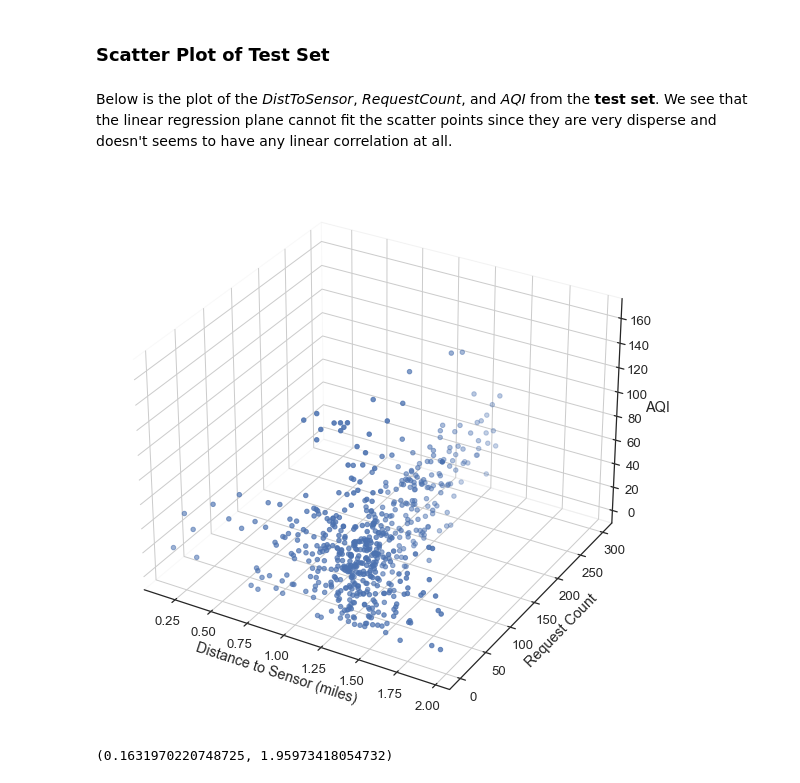
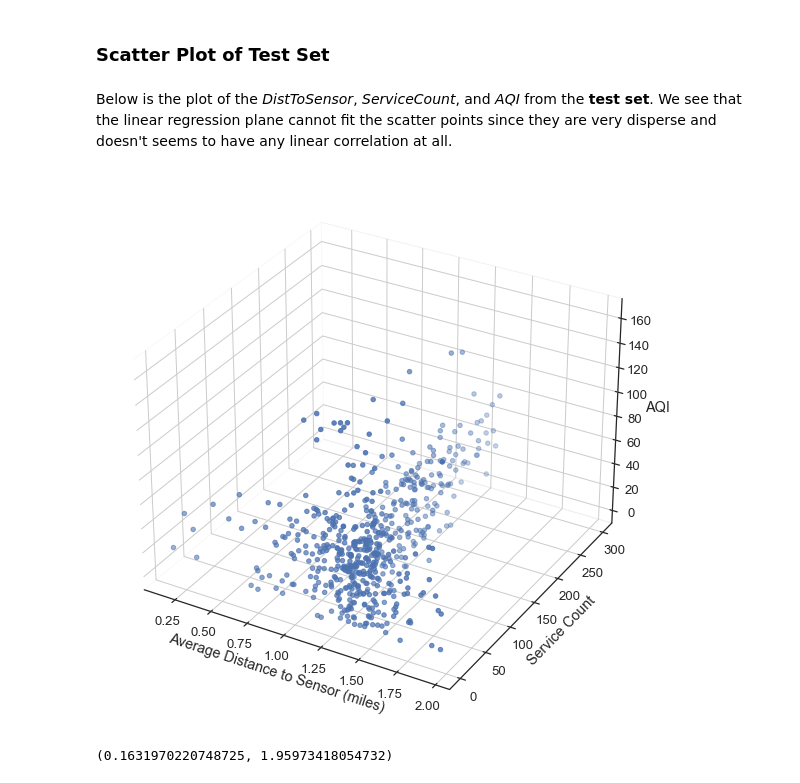
Before and after one commit to susanklm/Investigate_relationship_between_air_quality_data_and_311_requests, a Jupyter notebook: finding_corelation_part_c.ipynb, the cells around one changed output. Saved outputs shown, nothing was run; the diff lists cells and outputs as text; code cells hidden in the pictures.

```diff
--- a/finding_corelation_part_c.ipynb
+++ b/finding_corelation_part_c.ipynb
@@ -235,6 +246,10 @@ req_aqi_df = pd.merge(sensors_aqi_df, req_around_sensors_df2, on=['Date', "Senso
 # Sort req_aqi_df by Sensor# and Date in ascending order
 req_aqi_df = req_aqi_df.sort_values(['Sensor#', 'Date'], ascending=[True, True])
 
+# Rename RequestCount column to ServiceCount since we counted the number of services per day, and
+# DistToSensor to AvgDistToSensor
+req_aqi_df.rename(columns={'RequestCount':'ServiceCount', 'DistToSensor':'AvgDisToSensor'}, inplace=True)
+
 # Reset the index
 req_aqi_df = req_aqi_df.reset_index(drop=True)
 req_aqi_df.head(10)
@@ -488,9 +513,9 @@ plt.show()
 # %%
-req_fences = find_fences(req_aqi_df['RequestCount'])
+req_fences = find_fences(req_aqi_df['ServiceCount'])
 
 # Find the number of outliers below the lower fence
-req1 = len(req_aqi_df.loc[req_aqi_df['RequestCount'] < req_fences[0]])
-req2 = len(req_aqi_df.loc[req_aqi_df['RequestCount'] > req_fences[1]])
+req1 = len(req_aqi_df.loc[req_aqi_df['ServiceCount'] < req_fences[0]])
+req2 = len(req_aqi_df.loc[req_aqi_df['ServiceCount'] > req_fences[1]])
 print(req1, req2)
 # %% [output]
 0 203
@@ -508,11 +533,11 @@ total_outliers
 # Remove outliers of AQI
 req_aqi_df1 = req_aqi_df.drop(req_aqi_df.loc[req_aqi_df['aqi'] > aqi_fences[1]].index)
 
-# Remove outliers of DistToSensor
-req_aqi_df1 = req_aqi_df.drop(req_aqi_df.loc[(req_aqi_df['DistToSensor'] < dist_fences[0]) | (req_aqi_df['DistToSensor'] > dist_fences[1])].index)
+# Remove outliers of AvgDisToSensor
+req_aqi_df1 = req_aqi_df.drop(req_aqi_df.loc[(req_aqi_df['AvgDisToSensor'] < dist_fences[0]) | (req_aqi_df['AvgDisToSensor'] > dist_fences[1])].index)
 
-# Remove outliers of RequestCount
-req_aqi_df1 = req_aqi_df.drop(req_aqi_df.loc[req_aqi_df['RequestCount'] > req_fences[1]].index)
+# Remove outliers of ServiceCount
+req_aqi_df1 = req_aqi_df.drop(req_aqi_df.loc[req_aqi_df['ServiceCount'] > req_fences[1]].index)
 
 # Reset index
 req_aqi_df1 = req_aqi_df1.reset_index(drop=True)
@@ -568,7 +593,7 @@ y[0:5]
 4    26
 Name: aqi, dtype: int64
 # %%
-x = req_aqi_df1[['DistToSensor', 'RequestCount']].values
+x = req_aqi_df1[['AvgDisToSensor', 'ServiceCount']].values
 print(x.shape)
 x[0:5]
 # %% [output]
@@ -634,31 +661,31 @@ The $R^2$ of the test set and train set is extremely low, which means our data i
 # %% [markdown]
 <h3>Scatter Plot of Test Set</h3>
 # %% [markdown]
-Below is the plot of the _DistToSensor_, _RequestCount_, and _AQI_ from the __test set__. We see that the linear regression plane cannot fit the scatter points since they are very disperse and doesn't seems to have any linear correlation at all.
+Below is the plot of the _DistToSensor_, _ServiceCount_, and _AQI_ from the __test set__. We see that the linear regression plane cannot fit the scatter points since they are very disperse and doesn't seems to have any linear correlation at all.
 # %%
 x1 = [row[0] for row in x_test]
 x2 = [row[1] for row in x_test]
 # %%
 # Below is the scatter plot of the test set without the linear regression plane
 
 fig = plt.figure(figsize=(12, 10))
 ax = fig.add_subplot(projection='3d')
 ax.scatter(x1, x2, y_test)
 
 # Remove fill
 ax.xaxis.pane.fill = False
 ax.yaxis.pane.fill = False
 ax.zaxis.pane.fill = False
 
-ax.set_xlabel('Distance to Sensor (miles)')
-ax.set_ylabel('Request Count')
+ax.set_xlabel('Average Distance to Sensor (miles)')
+ax.set_ylabel('Service Count')
 ax.set_zlabel('AQI')
 
 #ax.view_init(150, 50)
 
 plt.show()
 # %% [output]
-[figure, old version]
+[figure, new version]
 # %%
 min(x1), max(x1)
 # %% [output]
```
Also changed, not shown: parts of 24 cells of this notebook, 20 other files.
